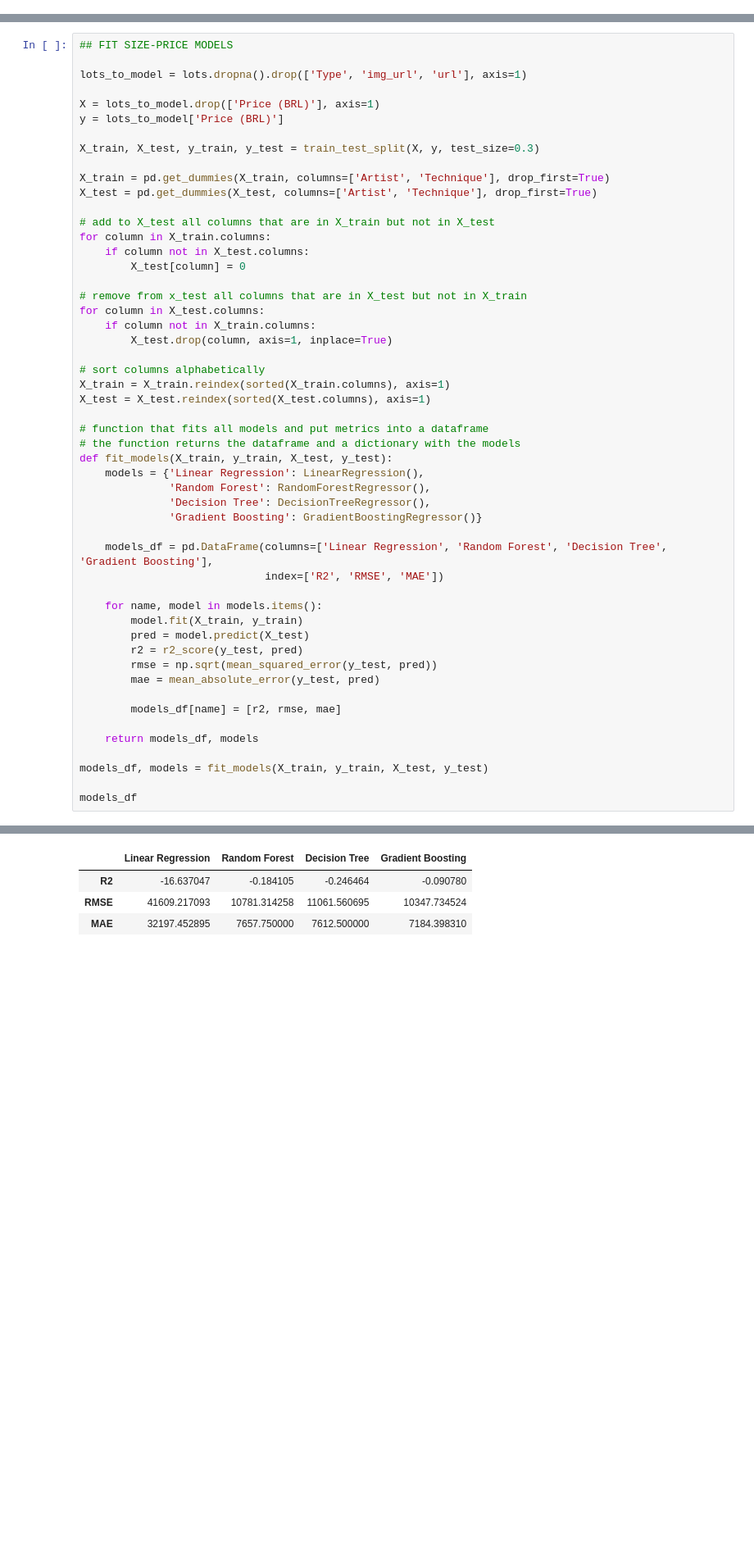
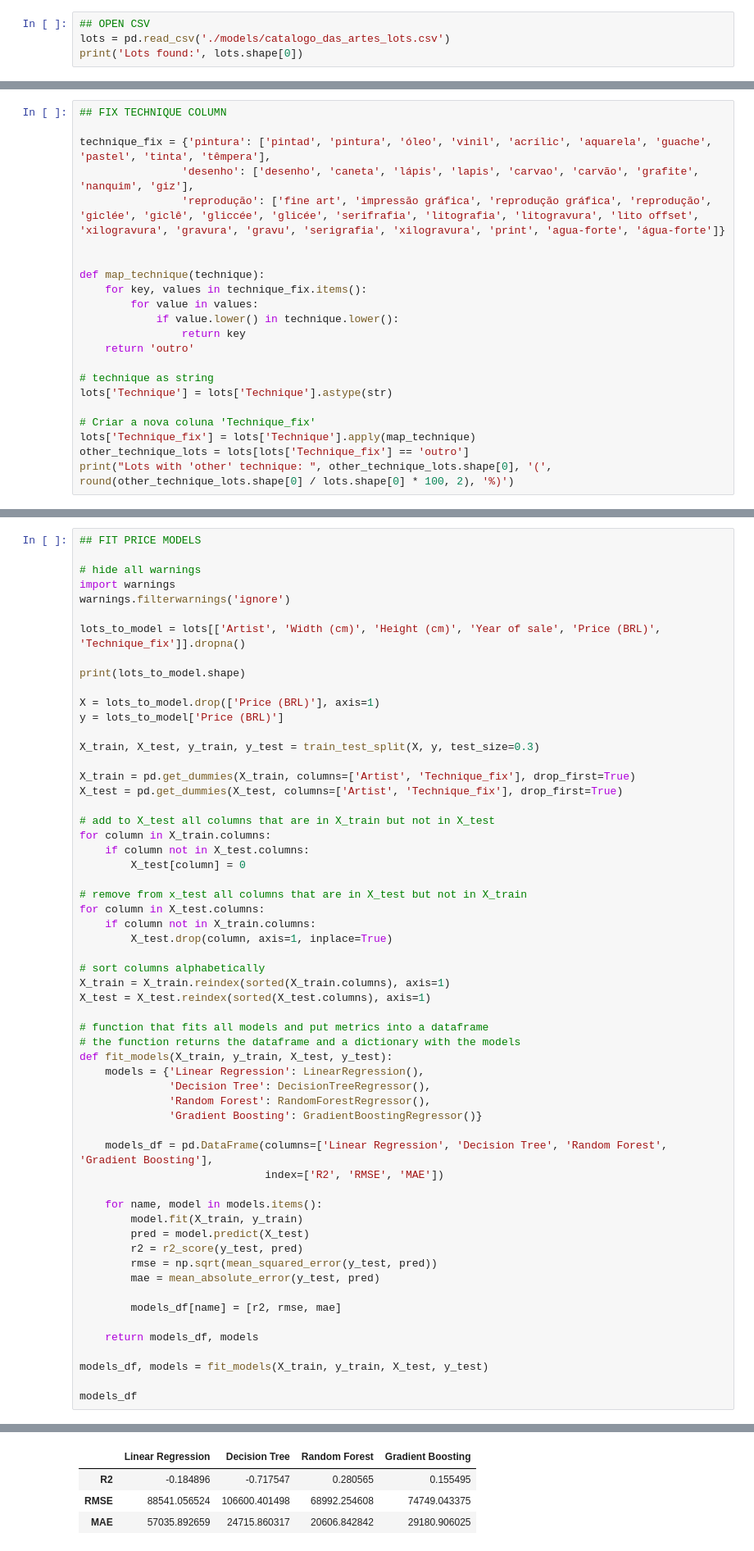
Before and after one commit to cryptogazzetta/Arte, a Jupyter notebook: analysis/catalogo_das_artes.ipynb, the cells around one changed output, grey strips where cells are left out. Shown at 82% size. Saved outputs shown, nothing was run; the diff lists cells and outputs as text; blank space fills up the shorter version.

Commit message:
price suggest v0.1

```diff
--- a/analysis/catalogo_das_artes.ipynb
+++ b/analysis/catalogo_das_artes.ipynb
@@ -26,0 +41,4 @@ Index(['Data da Pesquisa', 'Década', 'Técnica', 'Error', 'Descrição', 'Sécu
+# %%
+## OPEN CSV
+lots = pd.read_csv('./models/catalogo_das_artes_lots.csv')
+print('Lots found:', lots.shape[0])
@@ -80,0 +97,22 @@ Name: count, dtype: int64
+# %%
+## FIX TECHNIQUE COLUMN
+
+technique_fix = {'pintura': ['pintad', 'pintura', 'óleo', 'vinil', 'acrílic', 'aquarela', 'guache', 'pastel', 'tinta', 'têmpera'],
+                'desenho': ['desenho', 'caneta', 'lápis', 'lapis', 'carvao', 'carvão', 'grafite', 'nanquim', 'giz'],
+                'reprodução': ['fine art', 'impressão gráfica', 'reprodução gráfica', 'reprodução', 'giclée', 'giclê', 'gliccée', 'glicée', 'serifrafia', 'litografia', 'litogravura', 'lito offset', 'xilogravura', 'gravura', 'gravu', 'serigrafia', 'xilogravura', 'print', 'agua-forte', 'água-forte']}
+
+
+def map_technique(technique):
+    for key, values in technique_fix.items():
+        for value in values:
+            if value.lower() in technique.lower():
+                return key
+    return 'outro'
+
+# technique as string
+lots['Technique'] = lots['Technique'].astype(str)
+
+# Criar a nova coluna 'Technique_fix'
+lots['Technique_fix'] = lots['Technique'].apply(map_technique)
+other_technique_lots = lots[lots['Technique_fix'] == 'outro']
+print("Lots with 'other' technique: ", other_technique_lots.shape[0], '(', round(other_technique_lots.shape[0] / lots.shape[0] * 100, 2), '%)')
@@ -139,15 +188,21 @@ plt.show()
 # %%
-## FIT SIZE-PRICE MODELS
+## FIT PRICE MODELS
 
-lots_to_model = lots.dropna().drop(['Type', 'img_url', 'url'], axis=1)
+# hide all warnings
+import warnings
+warnings.filterwarnings('ignore')
+
+lots_to_model = lots[['Artist', 'Width (cm)', 'Height (cm)', 'Year of sale', 'Price (BRL)', 'Technique_fix']].dropna()
+
+print(lots_to_model.shape)
 
 X = lots_to_model.drop(['Price (BRL)'], axis=1)
 y = lots_to_model['Price (BRL)']
 
 X_train, X_test, y_train, y_test = train_test_split(X, y, test_size=0.3)
 
-X_train = pd.get_dummies(X_train, columns=['Artist', 'Technique'], drop_first=True)
-X_test = pd.get_dummies(X_test, columns=['Artist', 'Technique'], drop_first=True)
+X_train = pd.get_dummies(X_train, columns=['Artist', 'Technique_fix'], drop_first=True)
+X_test = pd.get_dummies(X_test, columns=['Artist', 'Technique_fix'], drop_first=True)
 
 # add to X_test all columns that are in X_train but not in X_test
 for column in X_train.columns:
@@ -167,11 +222,11 @@ X_test = X_test.reindex(sorted(X_test.columns), axis=1)
 # the function returns the dataframe and a dictionary with the models
 def fit_models(X_train, y_train, X_test, y_test):
     models = {'Linear Regression': LinearRegression(),
+              'Decision Tree': DecisionTreeRegressor(),
               'Random Forest': RandomForestRegressor(),
-              'Decision Tree': DecisionTreeRegressor(),
               'Gradient Boosting': GradientBoostingRegressor()}
 
-    models_df = pd.DataFrame(columns=['Linear Regression', 'Random Forest', 'Decision Tree', 'Gradient Boosting'],
+    models_df = pd.DataFrame(columns=['Linear Regression', 'Decision Tree', 'Random Forest', 'Gradient Boosting'],
                              index=['R2', 'RMSE', 'MAE'])
 
     for name, model in models.items():
@@ -192,7 +248,7 @@ models_df
-|  | Linear Regression | Random Forest | Decision Tree | Gradient Boosting |
-| R2 | -16.637047 | -0.184105 | -0.246464 | -0.090780 |
-| RMSE | 41609.217093 | 10781.314258 | 11061.560695 | 10347.734524 |
-| MAE | 32197.452895 | 7657.750000 | 7612.500000 | 7184.398310 |
+|  | Linear Regression | Decision Tree | Random Forest | Gradient Boosting |
+| R2 | -0.184896 | -0.717547 | 0.280565 | 0.155495 |
+| RMSE | 88541.056524 | 106600.401498 | 68992.254608 | 74749.043375 |
+| MAE | 57035.892659 | 24715.860317 | 20606.842842 | 29180.906025 |
 # %%
 ## SAVE LOCALLY MODEL AND X_TEST
 
```
Also changed, not shown: parts of 22 cells of this notebook, 12 other files.
